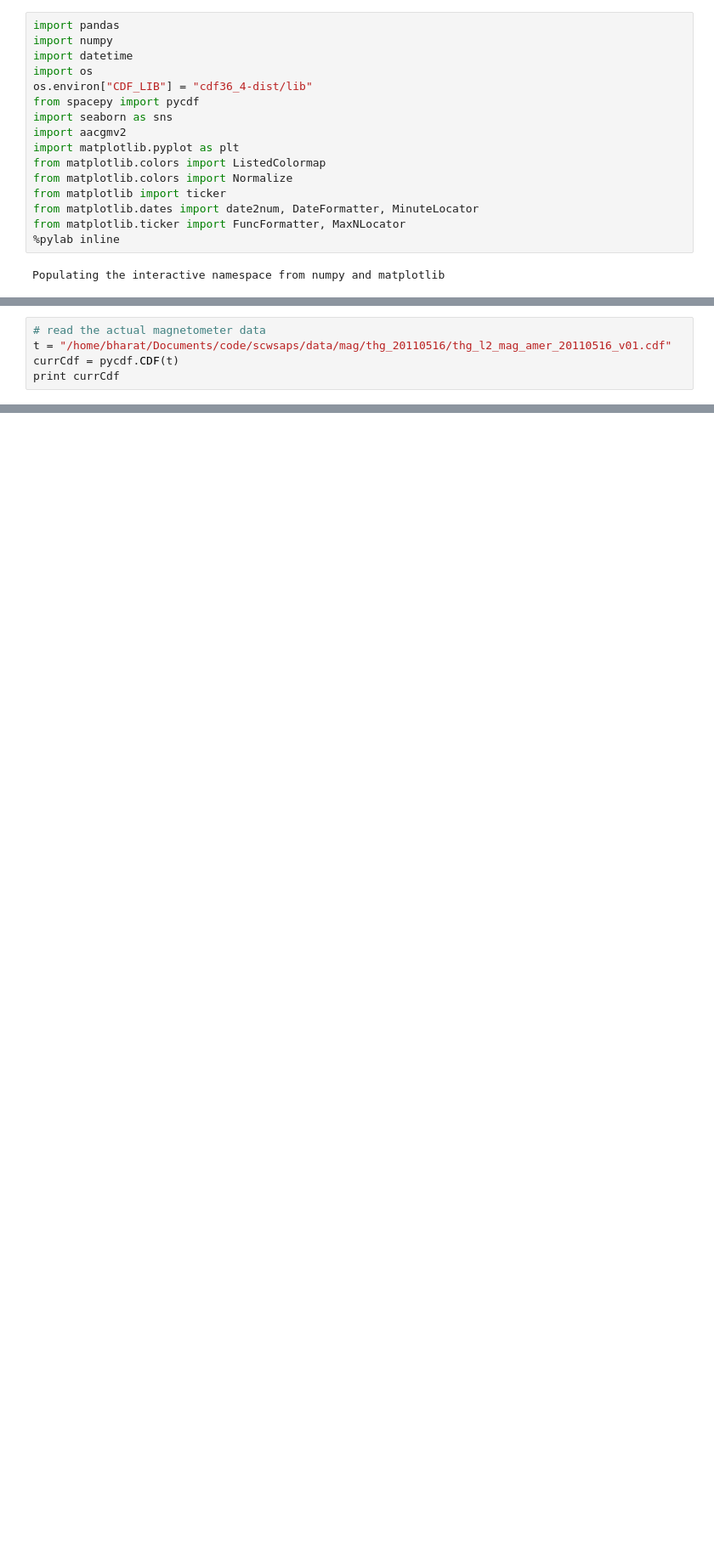
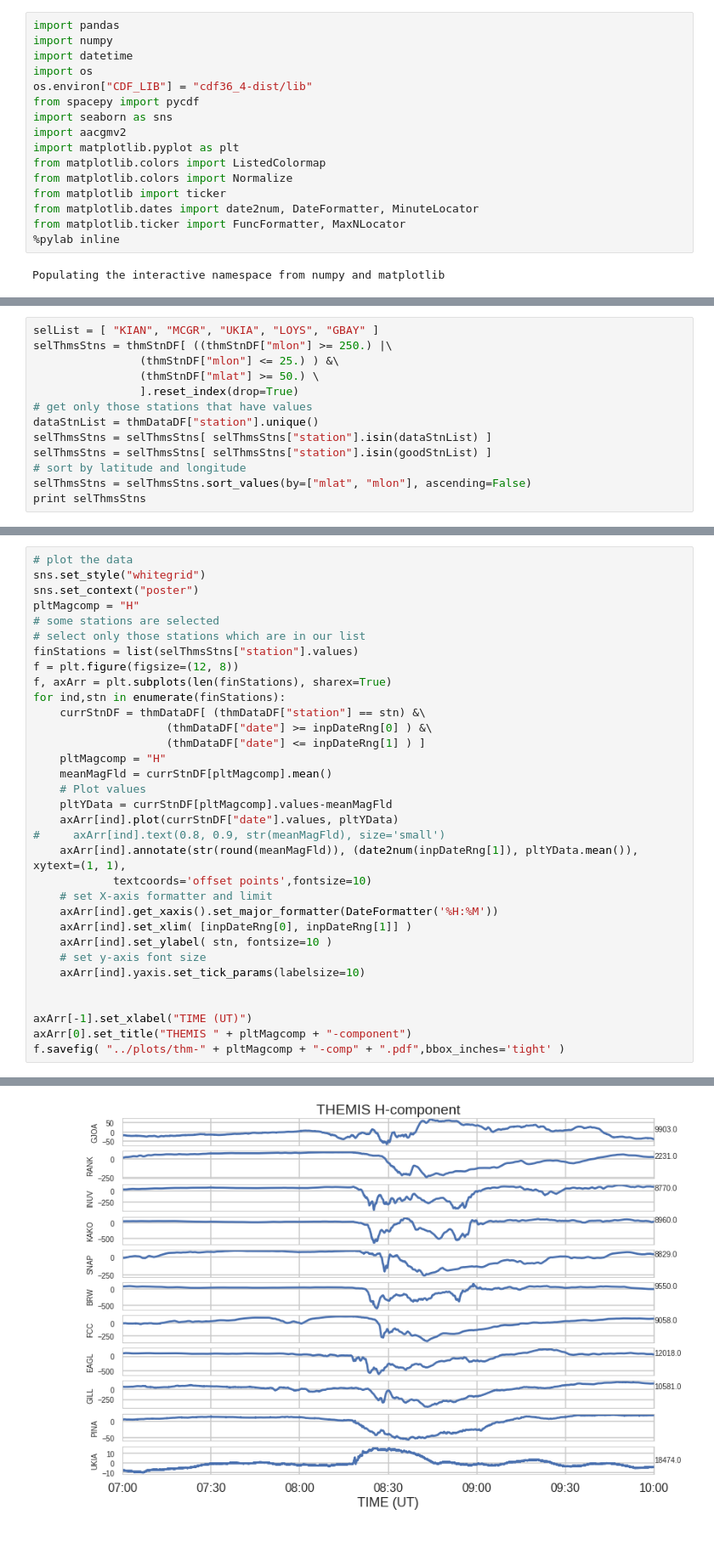
Before and after one commit to bharatreddy/scwsaps, a Jupyter notebook: ipy/thm_plot.ipynb, the cells around one changed output, grey strips where cells are left out. Shown at 85% size. Drawn from its saved outputs; the diff is of its cells as text; blank space fills up the shorter version.

Commit message:
thm plots

```diff
--- a/ipy/thm_plot.ipynb
+++ b/ipy/thm_plot.ipynb
@@ -52,5 +55,0 @@ thmStnDF.head()
-# %%
-# read the actual magnetometer data
-t = "/home/bharat/Documents/code/scwsaps/data/mag/thg_20110516/thg_l2_mag_amer_20110516_v01.cdf"
-currCdf = pycdf.CDF(t)
-print currCdf
@@ -68,0 +90,13 @@ for ii in currCdf["thg_mag_amer"]:
+# %%
+selList = [ "KIAN", "MCGR", "UKIA", "LOYS", "GBAY" ]
+selThmsStns = thmStnDF[ ((thmStnDF["mlon"] >= 250.) |\
+                (thmStnDF["mlon"] <= 25.) ) &\
+                (thmStnDF["mlat"] >= 50.) \
+                ].reset_index(drop=True)
+# get only those stations that have values
+dataStnList = thmDataDF["station"].unique()
+selThmsStns = selThmsStns[ selThmsStns["station"].isin(dataStnList) ]
+selThmsStns = selThmsStns[ selThmsStns["station"].isin(goodStnList) ]
+# sort by latitude and longitude
+selThmsStns = selThmsStns.sort_values(by=["mlat", "mlon"], ascending=False)
+print selThmsStns
@@ -68,0 +116,34 @@ for ii in currCdf["thg_mag_amer"]:
+# %%
+# plot the data
+sns.set_style("whitegrid")
+sns.set_context("poster")
+pltMagcomp = "H"
+# some stations are selected
+# select only those stations which are in our list
+finStations = list(selThmsStns["station"].values)
+f = plt.figure(figsize=(12, 8))
+f, axArr = plt.subplots(len(finStations), sharex=True)
+for ind,stn in enumerate(finStations):
+    currStnDF = thmDataDF[ (thmDataDF["station"] == stn) &\
+                    (thmDataDF["date"] >= inpDateRng[0] ) &\
+                    (thmDataDF["date"] <= inpDateRng[1] ) ]
+    pltMagcomp = "H"
+    meanMagFld = currStnDF[pltMagcomp].mean()
+    # Plot values
+    pltYData = currStnDF[pltMagcomp].values-meanMagFld
+    axArr[ind].plot(currStnDF["date"].values, pltYData)
+#     axArr[ind].text(0.8, 0.9, str(meanMagFld), size='small')
+    axArr[ind].annotate(str(round(meanMagFld)), (date2num(inpDateRng[1]), pltYData.mean()), xytext=(1, 1),
+            textcoords='offset points',fontsize=10)
+    # set X-axis formatter and limit
+    axArr[ind].get_xaxis().set_major_formatter(DateFormatter('%H:%M'))
+    axArr[ind].set_xlim( [inpDateRng[0], inpDateRng[1]] )
+    axArr[ind].set_ylabel( stn, fontsize=10 )
+    # set y-axis font size
+    axArr[ind].yaxis.set_tick_params(labelsize=10)
+
+
+axArr[-1].set_xlabel("TIME (UT)")
+axArr[0].set_title("THEMIS " + pltMagcomp + "-component")
+f.savefig( "../plots/thm-" + pltMagcomp + "-comp" + ".pdf",bbox_inches='tight' )
+# %% [output]
@@ -68,0 +151 @@ for ii in currCdf["thg_mag_amer"]:
+[figure, added]
```
Also changed, not shown: parts of 9 cells of this notebook, 2 other files.
